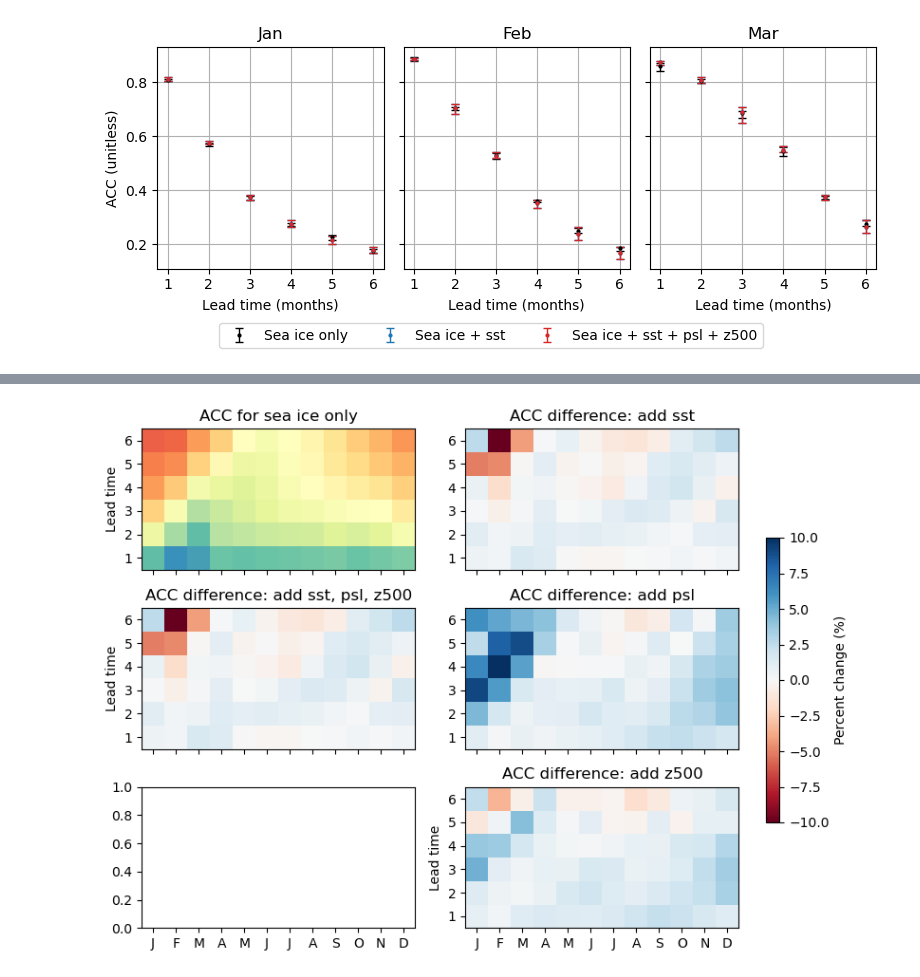
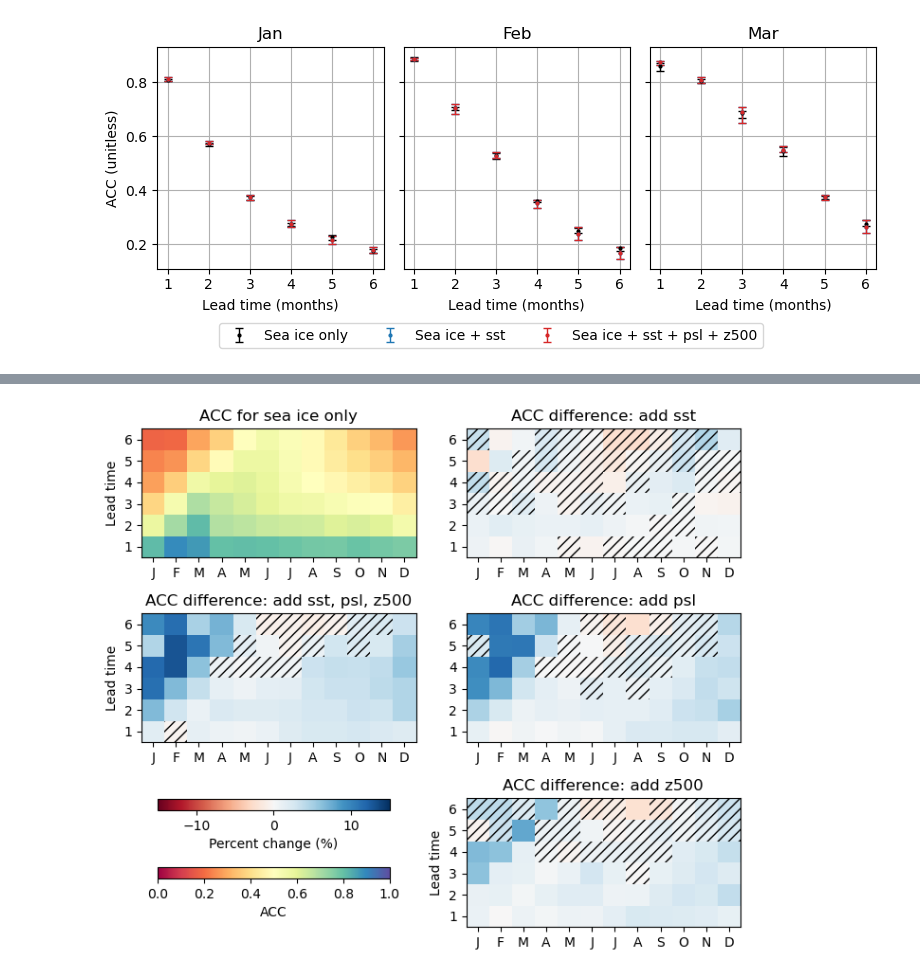
Before and after one commit to ychnli/sicpred, a Jupyter notebook: exp1_figures.ipynb, the cells around one changed output, grey strips where cells are left out. Cells and saved outputs as stored; diff of their text form; code cells hidden in the pictures.

```diff
--- a/exp1_figures.ipynb
+++ b/exp1_figures.ipynb
@@ -270,0 +309,2 @@ computing ACC for input3b
+# %%
+acc_persist_not_agg = calculate_acc(persistence_predictions, targets, dim=("x","y"), aggregate=False)
@@ -270,0 +426,13 @@ computing ACC for input3b
+# %%
+significance_ds = {}
+
+for k in cdicts.keys():
+    print(f"Computing bootstrap significance test for {k}")
+
+    # for the sea ice only config, test the difference with persistence
+    if k == "input2":
+        significance_ds[k] = bootstrap_acc_significance(acc["input2"], acc_persist_not_agg)
+
+    # otherwise, the sea ice only config is the baseline
+    else:
+        significance_ds[k] = bootstrap_acc_significance(acc["input2"], acc[k])
@@ -271,3 +445,6 @@ computing ACC for input3b
+# %%
+for k, ds in significance_ds.items():
+    significance_ds[k] = roll_acc(ds)
 # %%
 fig, axs = plt.subplots(nrows=1, ncols=3, figsize=(8, 3.5), sharex=True, sharey=True)
 
@@ -357,38 +660,49 @@ plt.savefig("figures/cesm/exp1_ACC_diff_inputs_percent.jpg", dpi=300, bbox_inche
 # %%
 
-fig, axs = plt.subplots(nrows=3, ncols=2, figsize=(7,6), sharex=True)
+fig, axs = plt.subplots(nrows=3, ncols=2, figsize=(7,6))
 
 x = np.arange(13)
 y = np.arange(7)
 x_centers = (x[:-1] + x[1:]) / 2
 y_centers = (y[:-1] + y[1:]) / 2
 
-acc_input2 = acc_agg["input2"].mean("nn_member_id")
+acc_input2 = acc_agg["input2"].max("nn_member_id")
 input_added = ["sst", "psl", "z500"]
 
-axs[0,0].pcolormesh(x, y, acc_input2, cmap='Spectral', shading='flat', vmin=0, vmax=1)
+cax2 = axs[0,0].pcolormesh(x, y, acc_input2, cmap='Spectral', shading='flat', vmin=0, vmax=1)
 axs[0,0].set_yticks(y_centers, labels=np.arange(1,7,1))
 axs[0,0].set_ylabel("Lead time")
 axs[0,0].set_title(f"ACC for sea ice only")
 
-axs[1,0].pcolormesh(x, y, 100 * (acc_agg["input4"].mean("nn_member_id") - acc_input2) / acc_input2,
-            cmap='RdBu', shading='flat', vmin=-10, vmax=10)
+axs[1,0].pcolormesh(x, y, 100 * (acc_agg["input4"].max("nn_member_id") - acc_input2) / acc_input2,
+            cmap='RdBu', shading='flat', vmin=-15, vmax=15)
+significance_mask = (significance_ds["input4"].p_value > P_VALUE_CUTOFF).astype(int)
+add_hatching(axs[1,0], significance_mask, x, y)
 axs[1,0].set_yticks(y_centers, labels=np.arange(1,7,1))
 axs[1,0].set_ylabel("Lead time")
 axs[1,0].set_title(f"ACC difference: add sst, psl, z500")
 
 for i, input_config in enumerate(["input3a", "input3b", "input3c"]):
-    cax = axs[i,1].pcolormesh(x, y, 100 * (acc_agg[input_config].mean("nn_member_id") - acc_input2) / acc_input2,
-            cmap='RdBu', shading='flat', vmin=-10, vmax=10)
+    cax = axs[i,1].pcolormesh(x, y, 100 * (acc_agg[input_config].max("nn_member_id") - acc_input2) / acc_input2,
+            cmap='RdBu', shading='flat', vmin=-15, vmax=15)
+    significance_mask = (significance_ds[input_config].p_value > P_VALUE_CUTOFF).astype(int)
+    add_hatching(axs[i,1], significance_mask, x, y)
     axs[i,1].set_xticks(x_centers, labels=["J","F","M","A","M","J","J","A","S","O","N","D"])
     axs[i,1].set_yticks(y_centers, labels=np.arange(1,7,1))
     axs[i,1].set_title(f"ACC difference: add {input_added[i]}")
 
 axs[2,1].set_ylabel("Lead time")
+axs[0,0].set_xticks(x_centers, labels=["J","F","M","A","M","J","J","A","S","O","N","D"])
+axs[1,0].set_xticks(x_centers, labels=["J","F","M","A","M","J","J","A","S","O","N","D"])
+axs[2,0].remove()
 
-cbar_ax = fig.add_axes([1.02, 0.25, 0.02, 0.5])
-plt.colorbar(cax, cax=cbar_ax, label=r'Percent change (%)', orientation='vertical')
+cbar_ax = fig.add_axes([0.1, 0.15, 0.35, 0.02])
+cbar_ax2 = fig.add_axes([0.1, 0.27, 0.35, 0.02])
+
+plt.colorbar(cax, cax=cbar_ax2, label=r'Percent change (%)', orientation='horizontal')
+plt.colorbar(cax2, cax=cbar_ax, label=r'ACC', orientation='horizontal')
+
 plt.tight_layout()
-#plt.savefig("figures/cesm/exp1_ACC_diff_inputs_separate_percent.jpg", dpi=300, bbox_inches='tight')
+plt.savefig("figures/cesm/exp1_ACC_diff_inputs_separate_percent_max.jpg", dpi=300, bbox_inches='tight')
 # %% [output]
-[figure, old version]
+[figure, new version]
```
Also changed, not shown: parts of 34 cells of this notebook, 29 other files.
